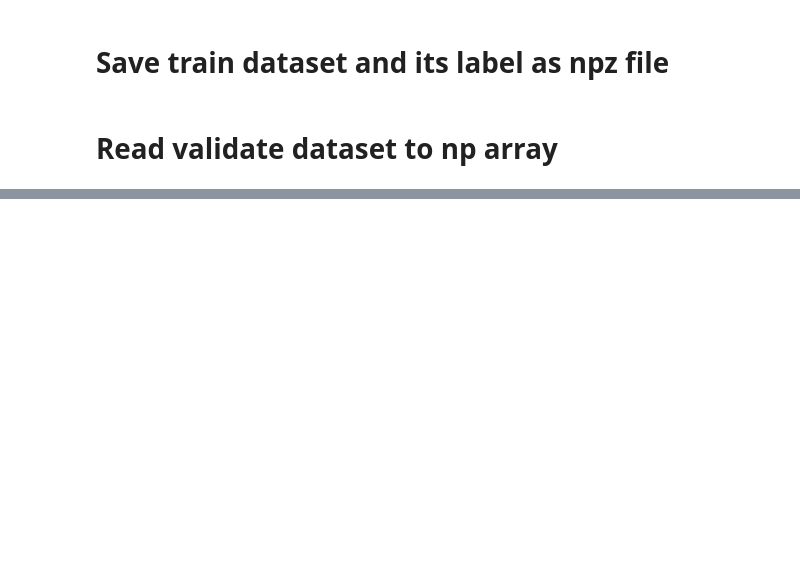
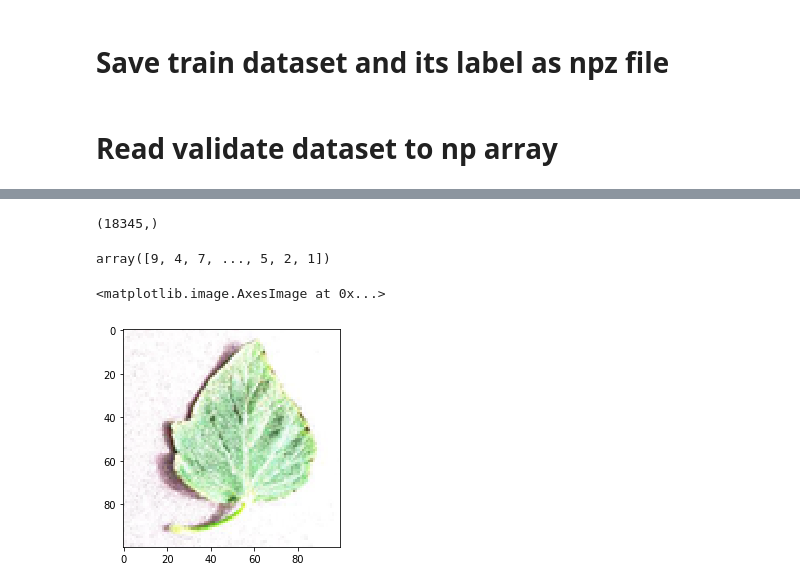
Before and after one commit to bangkitgroupassigment1/Assignment_05, a Jupyter notebook: Tomato_Health_Condition_Classification.ipynb, the cells around one changed output, grey strips where cells are left out. Saved outputs shown, nothing was run; the diff lists cells and outputs as text; code cells hidden in the pictures; blank space fills up the shorter version.

```diff
--- a/Tomato_Health_Condition_Classification.ipynb
+++ b/Tomato_Health_Condition_Classification.ipynb
@@ -158,0 +211,13 @@ valid_numpy_label.shape
+# %%
+npz_train = np.load('tomato_leaves150.npz')
+# %%
+x_train = npz_train['arr_0']
+y_train = npz_train['arr_1']
+y_train.shape
+# %% [output]
+(18345,)
+# %%
+# shuffle training data
+index_shuffle = np.random.permutation(len(x_train))
+x_train = x_train[index_shuffle]
+y_train = y_train[index_shuffle]
@@ -158,0 +233,9 @@ valid_numpy_label.shape
+# %%
+y_test
+# %% [output]
+array([9, 4, 7, ..., 5, 2, 1])
+# %%
+plt.imshow(x_train[20])
+# %% [output]
+<matplotlib.image.AxesImage at 0x...>
+[figure, added]
```
Also changed, not shown: parts of 23 cells of this notebook.
